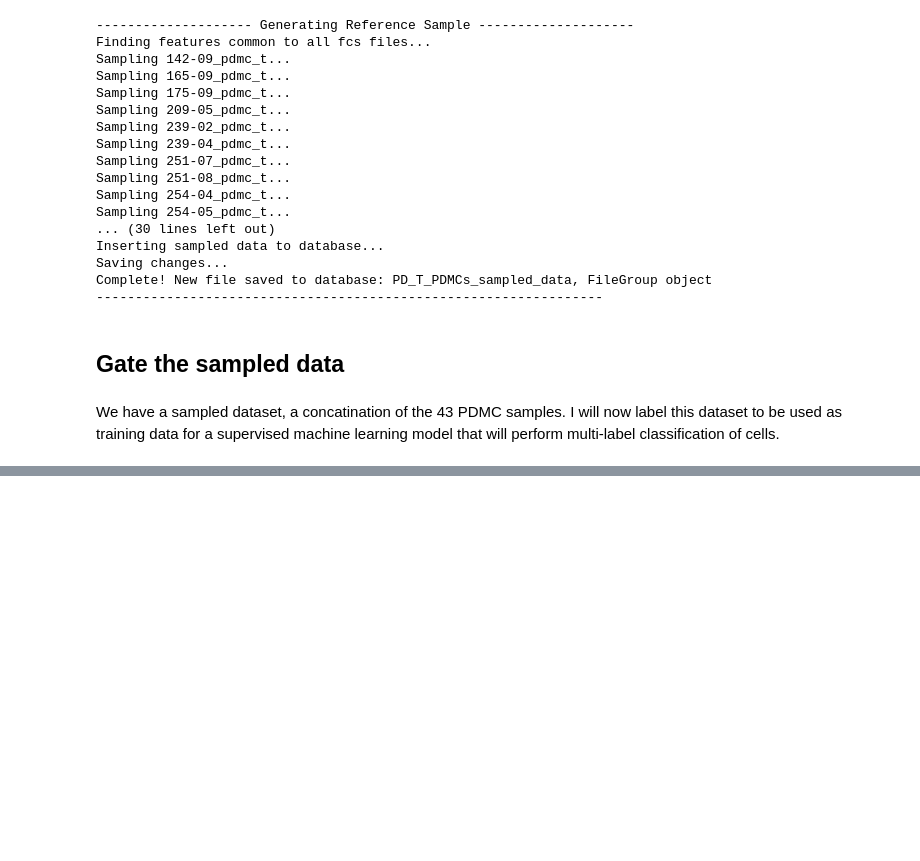
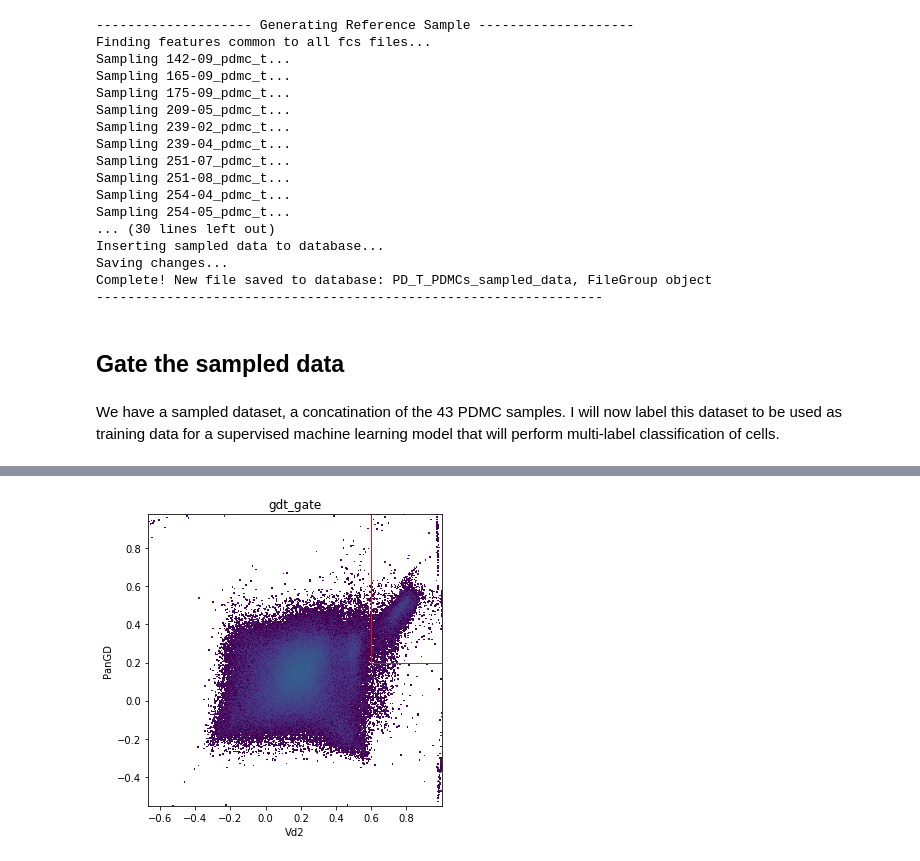
Before and after one commit to burtonrj/CytoPy, a Jupyter notebook: Notebooks/PD/3_Classification.ipynb, the cells around one changed output, grey strips where cells are left out. Drawn from its saved outputs; the diff is of its cells as text; code cells hidden in the pictures; blank space fills up the shorter version.

```diff
--- a/Notebooks/PD/3_Classification.ipynb
+++ b/Notebooks/PD/3_Classification.ipynb
@@ -56 +57,16 @@ sample.plotting.plot_population('root', 'Vd2', 'PanGD', transforms={'x': 'logicl
+# %%
+children = ChildPopulationCollection('geom')
+children.add_population('gdt', definition='+')
+children.add_population('nongdt', definition='-')
+kwargs = dict(x='Vd2', y='PanGD', transform_x='logicle', transform_y='logicle',
+             x_min=0.6, y_min=0.2, x_max=1, y_max=1)
+sample.create_gate(gate_name='gdt_gate',
+                   parent='single_Live_CD3+',
+                   class_='Static',
+                   method='rect_gate',
+                   child_populations=children,
+                   kwargs=kwargs)
+sample.apply('gdt_gate')
+# %% [output]
+[figure, added]
 # %%
```
Also changed, not shown: parts of 12 cells of this notebook, 5 other files.
